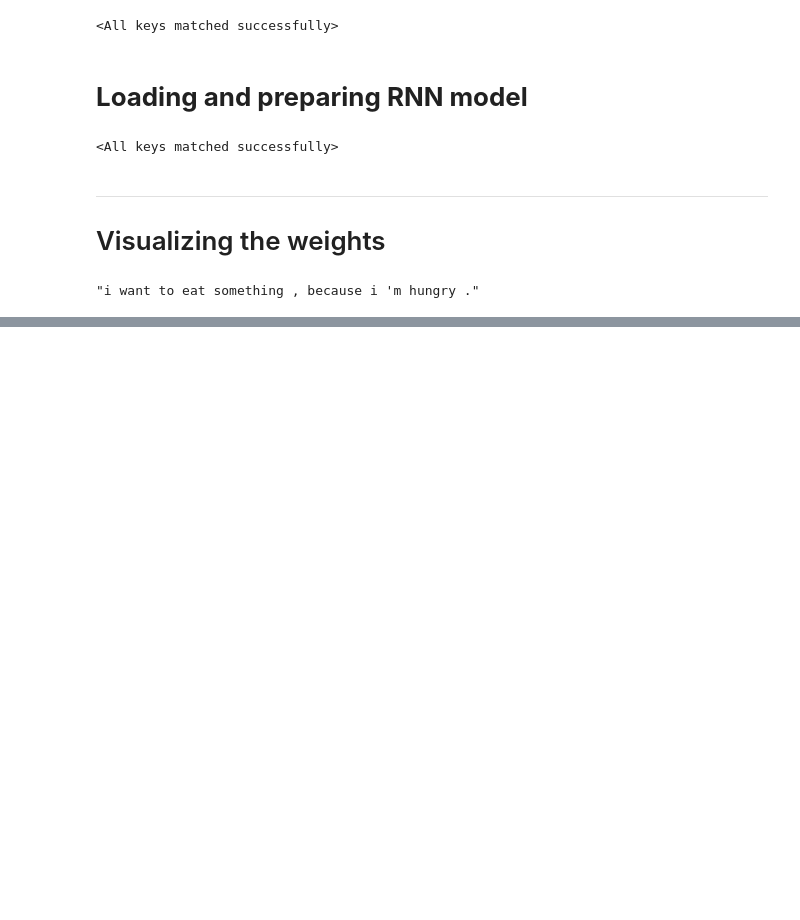
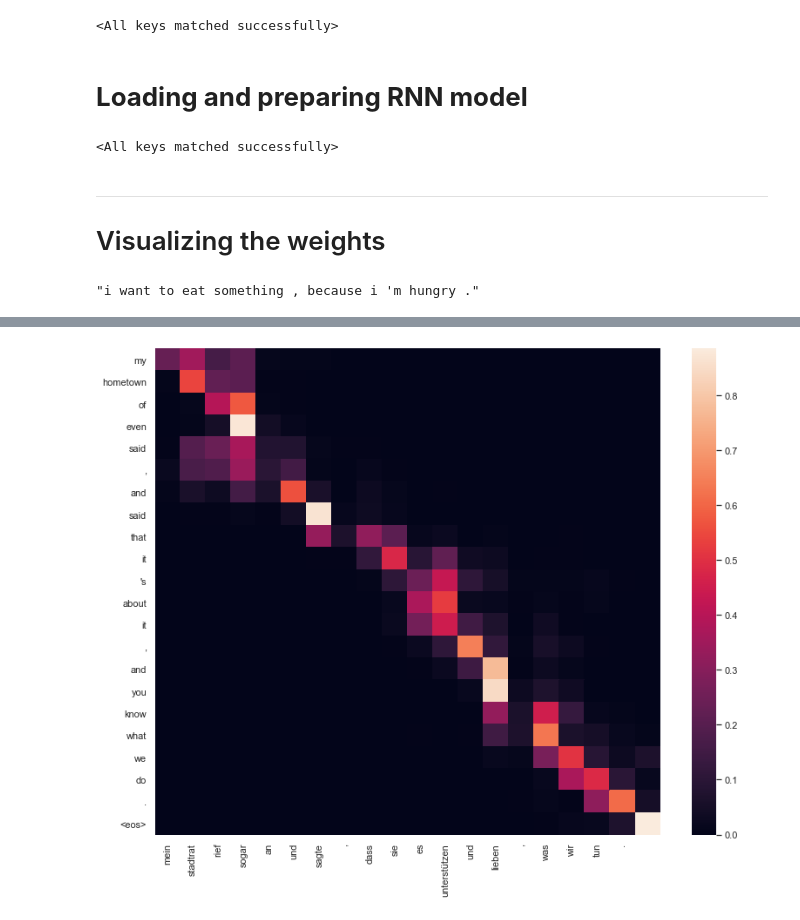
Before and after one commit to maroxtn/Transformer-vs-bahdanau-attention, a Jupyter notebook: notebooks/Comparison.ipynb, the cells around one changed output, grey strips where cells are left out. Drawn from its saved outputs; the diff is of its cells as text; code cells hidden in the pictures; blank space fills up the shorter version.

```diff
--- a/notebooks/Comparison.ipynb
+++ b/notebooks/Comparison.ipynb
@@ -471,0 +493,9 @@ pd.DataFrame([target_sentence[1:-1], tr_preds[:-1], rnn_preds[:-1]], index=["Sou
+# %%
+att_weights, rnn_preds = get_att_weights_bahdanau(rnn_model, sentence)
+
+sns.set(rc={'figure.figsize':(13,10.27)})
+sns.heatmap(att_weights, xticklabels=sentence, yticklabels=rnn_preds)
+
+plt.show()
+# %% [output]
+[figure, added]
```
Also changed, not shown: parts of 14 cells of this notebook, 6 other files.
